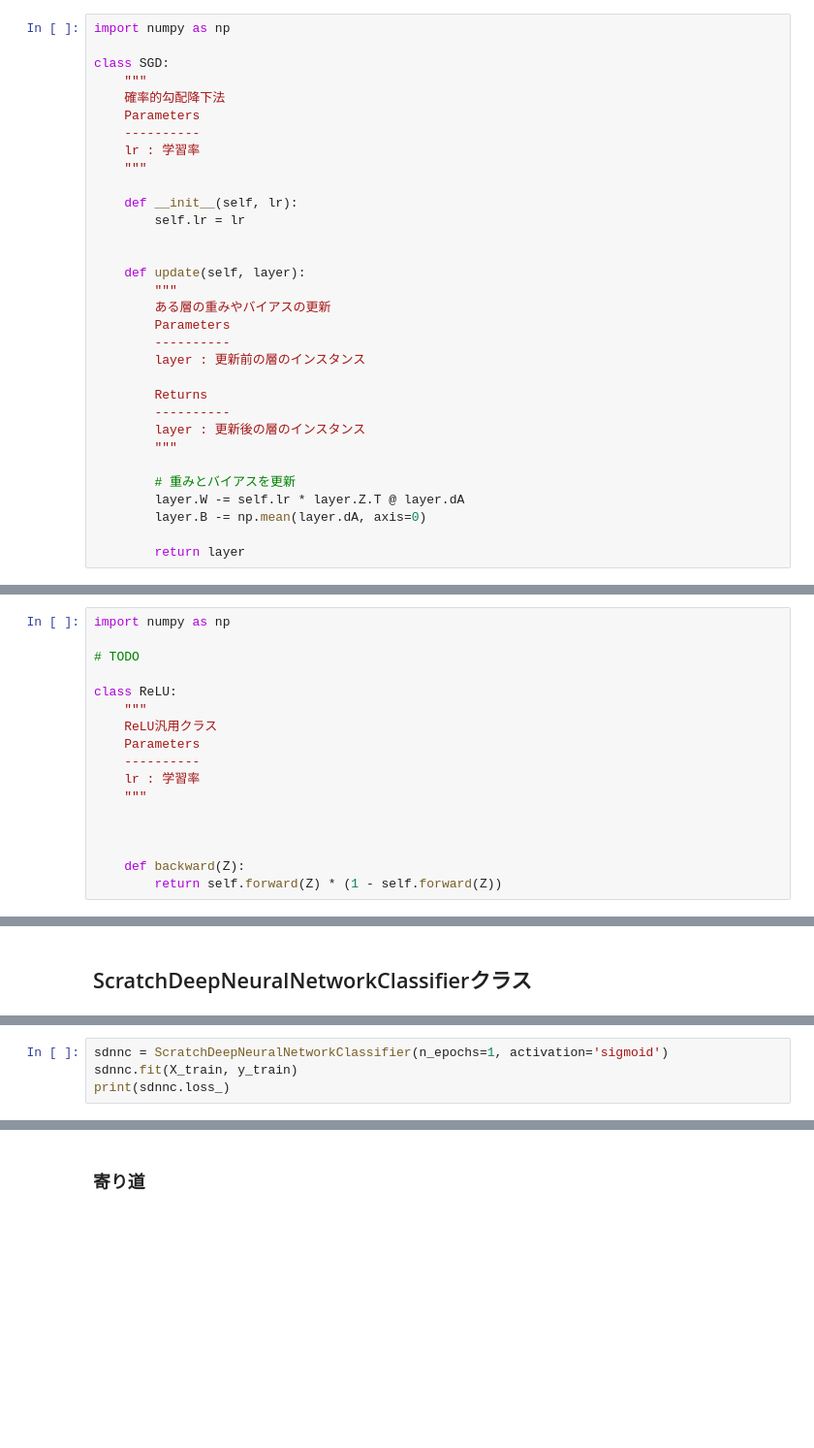
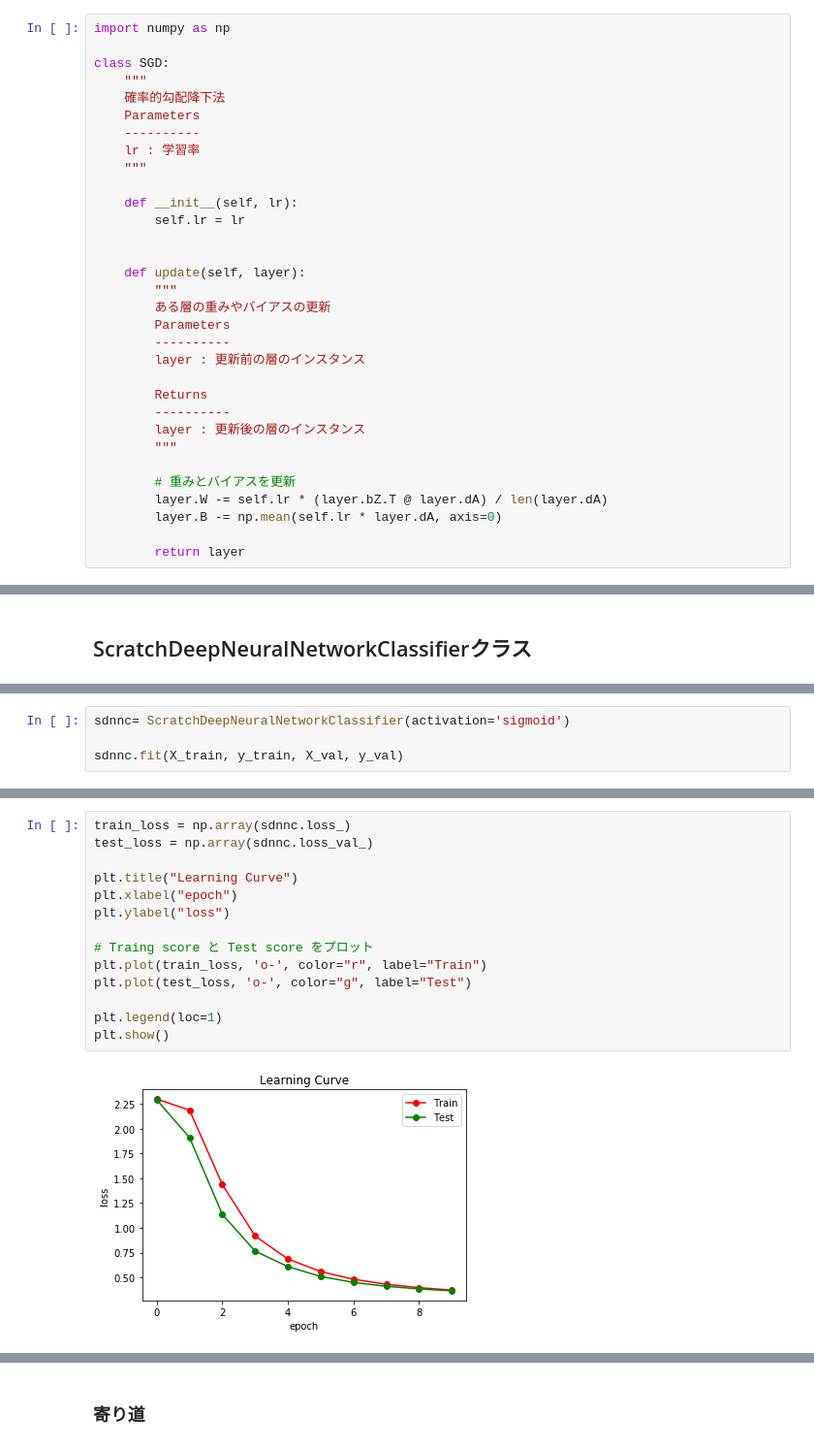
Before and after one commit to tai-fujio/diveintocode-ml, a Jupyter notebook: term2/sprint11_dl_scratch_deep_neural_netowrok.ipynb, the cells around one changed output, grey strips where cells are left out. Shown at 97% size. Cells and saved outputs as stored; diff of their text form; blank space fills up the shorter version.

```diff
--- a/term2/sprint11_dl_scratch_deep_neural_netowrok.ipynb
+++ b/term2/sprint11_dl_scratch_deep_neural_netowrok.ipynb
@@ -228,8 +230,8 @@ class SGD:
         """
 
         # 重みとバイアスを更新
-        layer.W -= self.lr * layer.Z.T @ layer.dA
-        layer.B -= np.mean(layer.dA, axis=0)
+        layer.W -= self.lr * (layer.bZ.T @ layer.dA) / len(layer.dA)
+        layer.B -= np.mean(self.lr * layer.dA, axis=0)
 
         return layer
 # %% [markdown]
@@ -275,17 +391,0 @@ class Softmax:
-# %%
-import numpy as np
-
-# TODO
-
-class ReLU:
-    """
-    ReLU汎用クラス
-    Parameters
-    ----------
-    lr : 学習率
-    """
-
-
-
-    def backward(Z):
-        return self.forward(Z) * (1 - self.forward(Z))
@@ -475,5 +769,5 @@ class ScratchDeepNeuralNetworkClassifier():
 # %%
-sdnnc = ScratchDeepNeuralNetworkClassifier(n_epochs=1, activation='sigmoid')
-sdnnc.fit(X_train, y_train)
-print(sdnnc.loss_)
+sdnnc= ScratchDeepNeuralNetworkClassifier(activation='sigmoid')
+
+sdnnc.fit(X_train, y_train, X_val, y_val)
 # %% [output]
@@ -480,0 +775,16 @@ print(sdnnc.loss_)
+# %%
+train_loss = np.array(sdnnc.loss_)
+test_loss = np.array(sdnnc.loss_val_)
+
+plt.title("Learning Curve")
+plt.xlabel("epoch")
+plt.ylabel("loss")
+
+# Traing score と Test score をプロット
+plt.plot(train_loss, 'o-', color="r", label="Train")
+plt.plot(test_loss, 'o-', color="g", label="Test")
+
+plt.legend(loc=1)
+plt.show()
+# %% [output]
+[figure, added]
```
Also changed, not shown: parts of 25 cells of this notebook.
